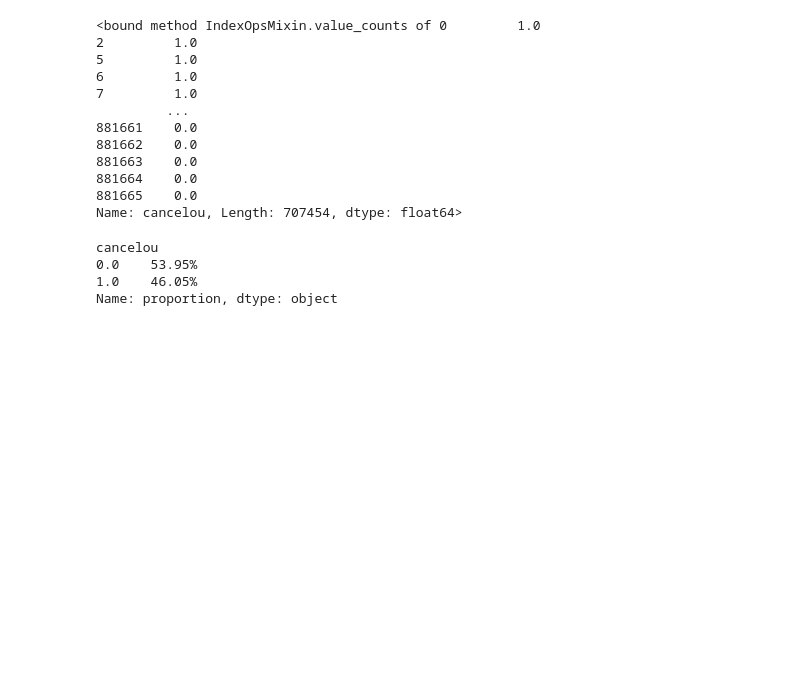
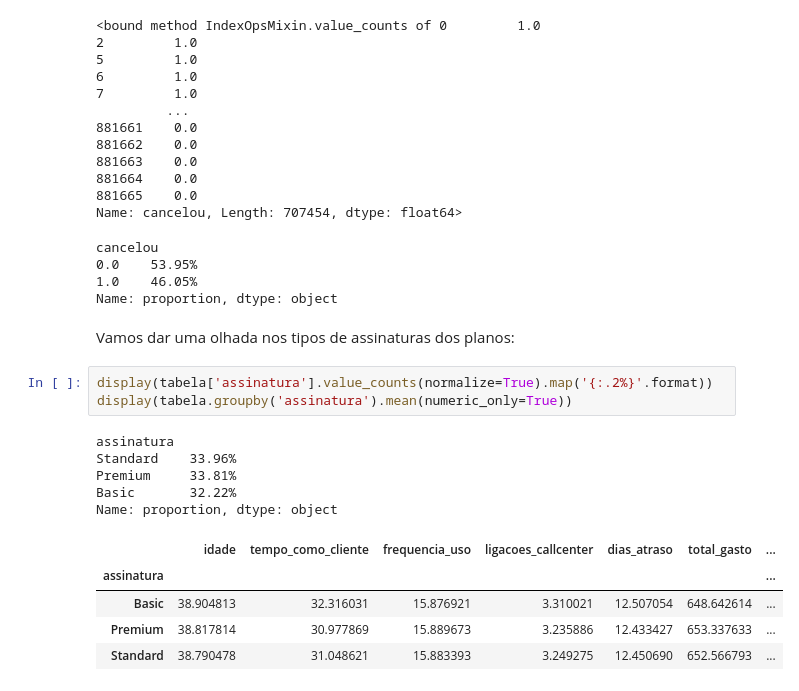
Before and after one commit to Wildsonfranca/PANDAS, a Jupyter notebook: analise.ipynb, the cells around one changed output. Saved outputs shown, nothing was run; the diff lists cells and outputs as text; blank space fills up the shorter version.

```diff
--- a/analise.ipynb
+++ b/analise.ipynb
@@ -161,3 +161,19 @@ cancelou
 0.0    53.95%
 1.0    46.05%
 Name: proportion, dtype: object
+# %% [markdown]
+Vamos dar uma olhada nos tipos  de assinaturas dos planos:
+# %%
+display(tabela['assinatura'].value_counts(normalize=True).map('{:.2%}'.format))
+display(tabela.groupby('assinatura').mean(numeric_only=True))
+# %% [output]
+assinatura
+Standard    33.96%
+Premium     33.81%
+Basic       32.22%
+Name: proportion, dtype: object
+|  | idade | tempo_como_cliente | frequencia_uso | ligacoes_callcenter | dias_atraso | total_gasto | ... |
+| assinatura |  |  |  |  |  |  | ... |
+| Basic | 38.904813 | 32.316031 | 15.876921 | 3.310021 | 12.507054 | 648.642614 | ... |
+| Premium | 38.817814 | 30.977869 | 15.889673 | 3.235886 | 12.433427 | 653.337633 | ... |
+| Standard | 38.790478 | 31.048621 | 15.883393 | 3.249275 | 12.450690 | 652.566793 | ... |
```
Also changed, not shown: parts of 4 cells of this notebook, 1 other file.
